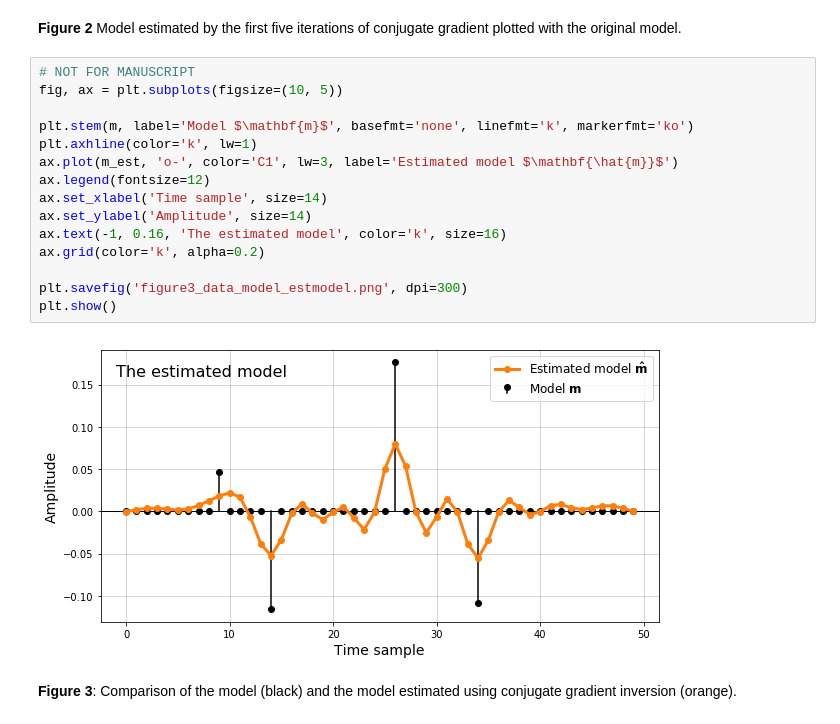
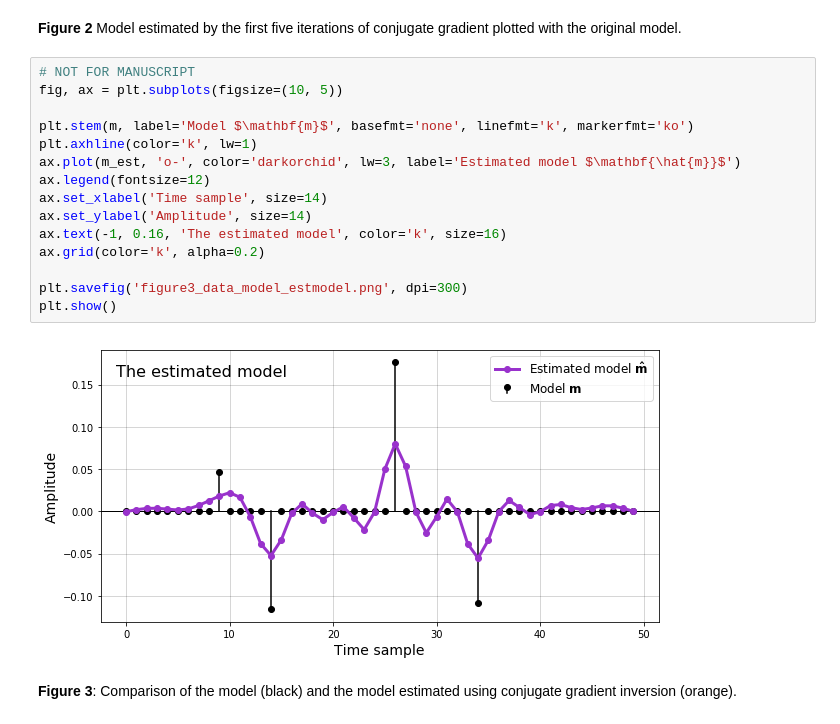
Before and after one commit to seg/tutorials-2018, a Jupyter notebook: 1804_Conjugate_gradient_inversion/conjugate_gradient_MS.ipynb, the cells around one changed output. Cells and saved outputs as stored; diff of their text form.

```diff
--- a/1804_Conjugate_gradient_inversion/conjugate_gradient_MS.ipynb
+++ b/1804_Conjugate_gradient_inversion/conjugate_gradient_MS.ipynb
@@ -316,20 +316,20 @@ plt.show()
 # %%
 # NOT FOR MANUSCRIPT
 fig, ax = plt.subplots(figsize=(10, 5))
 
 plt.stem(m, label='Model $\mathbf{m}$', basefmt='none', linefmt='k', markerfmt='ko')
 plt.axhline(color='k', lw=1)
-ax.plot(m_est, 'o-', color='C1', lw=3, label='Estimated model $\mathbf{\hat{m}}$')
+ax.plot(m_est, 'o-', color='darkorchid', lw=3, label='Estimated model $\mathbf{\hat{m}}$')
 ax.legend(fontsize=12)
 ax.set_xlabel('Time sample', size=14)
 ax.set_ylabel('Amplitude', size=14)
 ax.text(-1, 0.16, 'The estimated model', color='k', size=16)
 ax.grid(color='k', alpha=0.2)
 
 plt.savefig('figure3_data_model_estmodel.png', dpi=300)
 plt.show()
 # %% [output]
-[figure, old version]
+[figure, new version]
 # %% [markdown]
 __Figure 3__: Comparison of the model (black) and the model estimated using conjugate gradient inversion (orange).
 # %%
```
Also changed, not shown: parts of 4 cells of this notebook, 3 other files.
